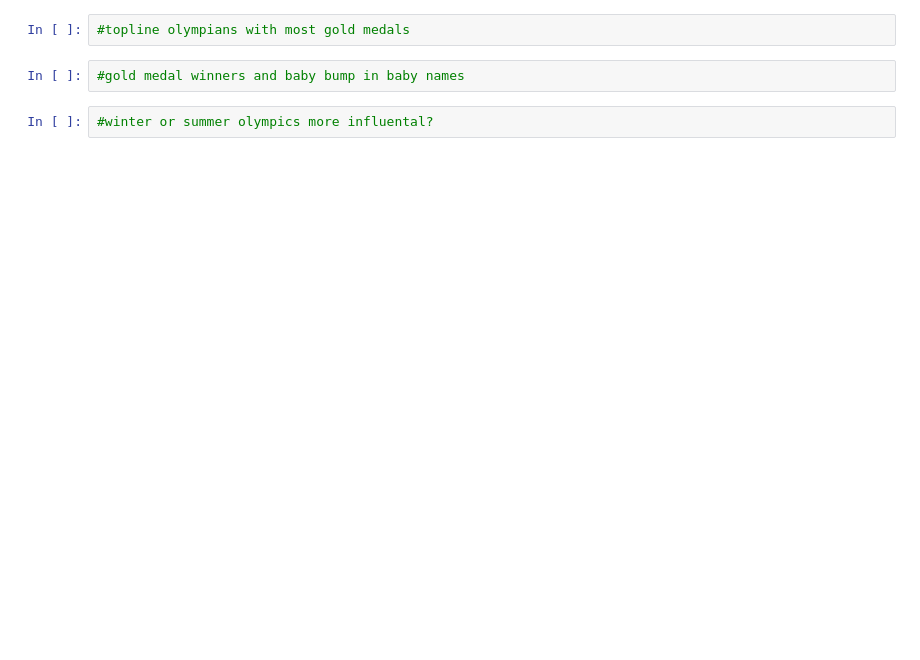
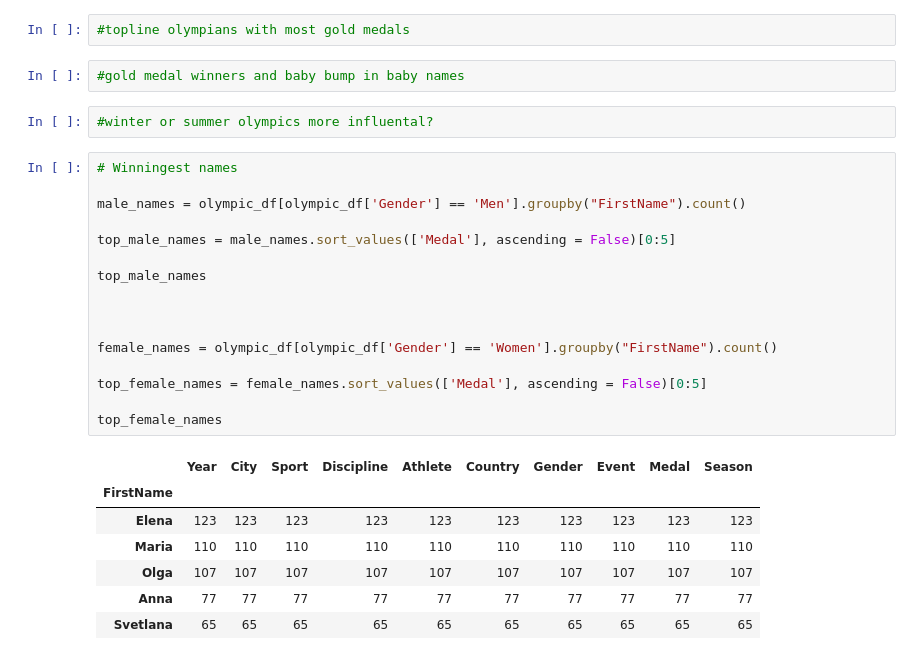
Before and after one commit to Munseaux/olympic-baby-names, a Jupyter notebook: olympic-baby-names.ipynb, the cells around one changed output. Drawn from its saved outputs; the diff is of its cells as text; blank space fills up the shorter version.

```diff
--- a/olympic-baby-names.ipynb
+++ b/olympic-baby-names.ipynb
@@ -40,3 +55,27 @@ olympic_df.to_csv("Output/olympics.csv", index = False)
 #gold medal winners and baby bump in baby names
 # %%
 #winter or summer olympics more influental?
+# %%
+# Winningest names
+
+male_names = olympic_df[olympic_df['Gender'] == 'Men'].groupby("FirstName").count()
+
+top_male_names = male_names.sort_values(['Medal'], ascending = False)[0:5]
+
+top_male_names
+
+
+
+female_names = olympic_df[olympic_df['Gender'] == 'Women'].groupby("FirstName").count()
+
+top_female_names = female_names.sort_values(['Medal'], ascending = False)[0:5]
+
+top_female_names
+# %% [output]
+|  | Year | City | Sport | Discipline | Athlete | Country | Gender | Event | Medal | Season |
+| FirstName |  |  |  |  |  |  |  |  |  |  |
+| Elena | 123 | 123 | 123 | 123 | 123 | 123 | 123 | 123 | 123 | 123 |
+| Maria | 110 | 110 | 110 | 110 | 110 | 110 | 110 | 110 | 110 | 110 |
+| Olga | 107 | 107 | 107 | 107 | 107 | 107 | 107 | 107 | 107 | 107 |
+| Anna | 77 | 77 | 77 | 77 | 77 | 77 | 77 | 77 | 77 | 77 |
+| Svetlana | 65 | 65 | 65 | 65 | 65 | 65 | 65 | 65 | 65 | 65 |
```
Also changed, not shown: parts of 4 cells of this notebook.
